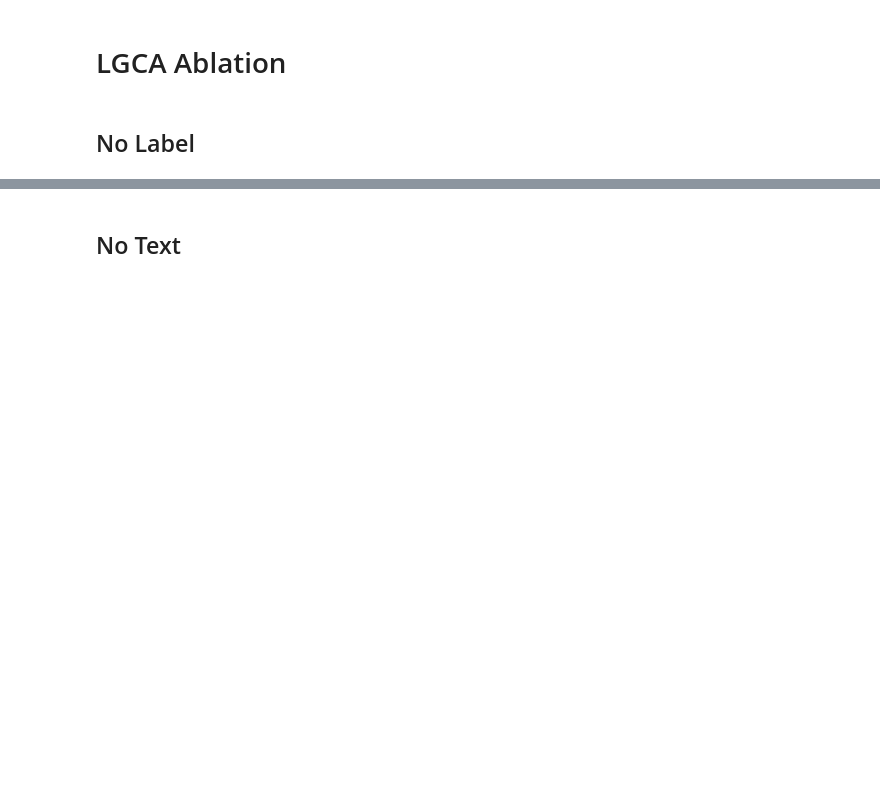
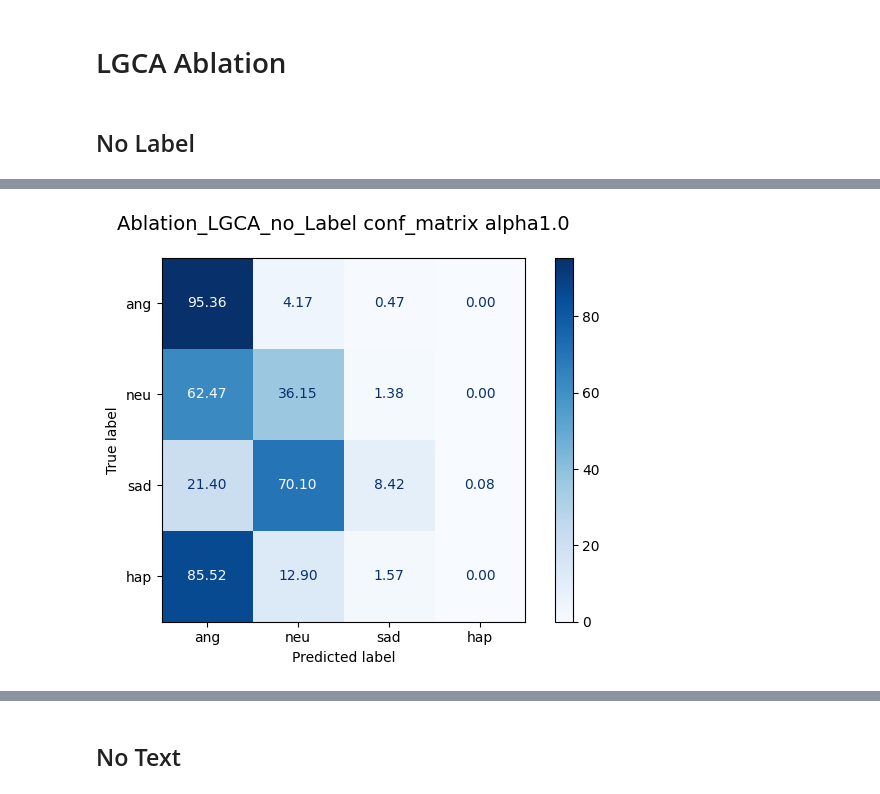
Before and after one commit to IrisHux/SER, a Jupyter notebook: LGCA_test.ipynb, the cells around one changed output, grey strips where cells are left out. Cells and saved outputs as stored; diff of their text form; code cells hidden in the pictures; blank space fills up the shorter version.

```diff
--- a/LGCA_test.ipynb
+++ b/LGCA_test.ipynb
@@ -2620,0 +2276,95 @@ GPU总内存: 8.59 GB
+# %%
+# file: evaluate_no_label_ablation_checkpoints.py
+
+import torch
+import gc
+import os
+import logging
+import pandas as pd
+from tqdm import tqdm
+import warnings
+
+warnings.filterwarnings("ignore", category=UserWarning)
+
+# --- 1. 导入与消融实验相关的组件 ---
+from core.config import CONFIG, device
+from contrastive.model import setup_memory_optimization
+
+# [核心修改点]: 导入消融实验的模型和训练器
+from contrastive.model import MemoryOptimizedContrastiveModel
+from contrastive.trainer import AblationNoLabelTrainer
+
+# [核心修改点]: 导入消融实验的数据加载器
+from scripts.get_dataloaders import get_contrastive_dataloaders
+
+def evaluate_no_label_ablation_checkpoints():
+    """
+    加载 'checkpoints/' 目录下的 *所有消融模型* 检查点，并在测试集上进行评估。
+    """
+    logging.basicConfig(level=logging.INFO, format='%(asctime)s - %(levelname)s - %(message)s')
+
+    # --- 2. 环境和配置初始化 (复用) ---
+    setup_memory_optimization()
+    CONFIG.load_config("config.yaml")
+
+    # --- 3. 加载测试数据集 ---
+    logging.info("\n--- [消融评估] 正在加载测试数据集 ---")
+    evaluation_dataset_name = CONFIG.evaluation_dataset_name()
+
+    # [核心修改点]: 使用消融数据加载器来加载评估数据
+    # 虽然它会应用增强，但在评估时模型只会使用第一个输入，所以结果是有效的。
+    cremad_loaders = get_contrastive_dataloaders(evaluation_dataset_name)
+    evaluation_loader = cremad_loaders['evaluation']
+    cremad_emotions = CONFIG.dataset_emotions(evaluation_dataset_name)
+
+    # --- 4. 查找所有 *消融模型* 的检查点 ---
+    checkpoint_dir = CONFIG.saved_ckpt_location()
+
+    # [核心修改点]: 筛选出只属于本次消融实验的检查点 (不区分大小写)
+    checkpoint_files = [f for f in os.listdir(checkpoint_dir)
+                       if f.lower().startswith('ablation_lgca_no_label') and f.lower().endswith('.pt')]
+    if not checkpoint_files:
+        logging.error(f"在 '{checkpoint_dir}' 中没有找到任何消融模型检查点 (以 'ablation_lgca_no_label' 开头，不区分大小写)。")
+        return
+
+    logging.info(f"找到了 {len(checkpoint_files)} 个消融检查点，将逐一评估。")
+
+    # --- 5. 循环评估每个检查点 ---
+    results_list = []
+    num_labels = len(CONFIG.dataset_emotions(CONFIG.training_dataset_name()))
+
+    for checkpoint_file in tqdm(checkpoint_files, desc="评估所有消融检查点"):
+        checkpoint_path = os.path.join(checkpoint_dir, checkpoint_file)
+
+        # [核心修改点]: 实例化一个全新的 *消融模型*
+        model = MemoryOptimizedContrastiveModel(num_labels=num_labels).to(device)
+
+        model.load_state_dict(torch.load(checkpoint_path, map_location=device))
+
+        # [核心修改点]: 实例化一个 *消融训练器* 以使用其 .eval() 方法
+        trainer = AblationNoLabelTrainer(
+            model=model, num_epochs=1, learning_rate=CONFIG.learning_rate(), alpha=CONFIG.llgca_loss_alpha(), optimizer_type=CONFIG.optimizer_type()
+        )
+
+        logging.info(f"\n--- 正在评估: {checkpoint_file} ---")
+        # trainer.eval() 方法已经被正确地重写，可以处理新的数据和模型
+        test_uar, test_war = trainer.eval(evaluation_loader, labels=cremad_emotions)
+
+        results_list.append({'checkpoint': checkpoint_file, 'test_uar': test_uar, 'test_war': test_war})
+
+        del model, trainer
+        gc.collect()
+        torch.cuda.empty_cache()
+
+    # --- 6. 结果汇总与分析 (复用) ---
+    results_df = pd.DataFrame(results_list).sort_values(by='test_uar', ascending=False)
+    save_path = os.path.join(CONFIG.save_tables_location(), "ablation_no_label_evaluation_results.csv")
+    results_df.to_csv(save_path, index=False)
+
+    print("\n==================== 消融实验最终测试集评估结果 ====================")
+    print(results_df)
+    print(f"\n评估结果已保存至: {save_path}")
+
+if __name__ == '__main__':
+    evaluate_no_label_ablation_checkpoints()
+# %% [output]
@@ -2620,0 +2409 @@ GPU总内存: 8.59 GB
+[figure, added]
```
Also changed, not shown: parts of 10 cells of this notebook, 4 other files.
